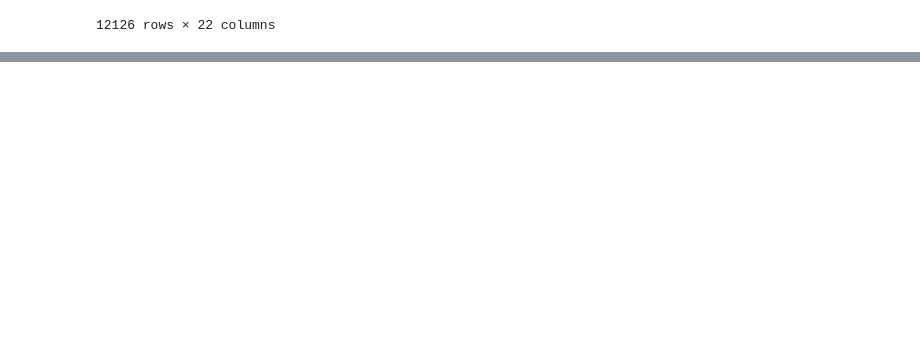
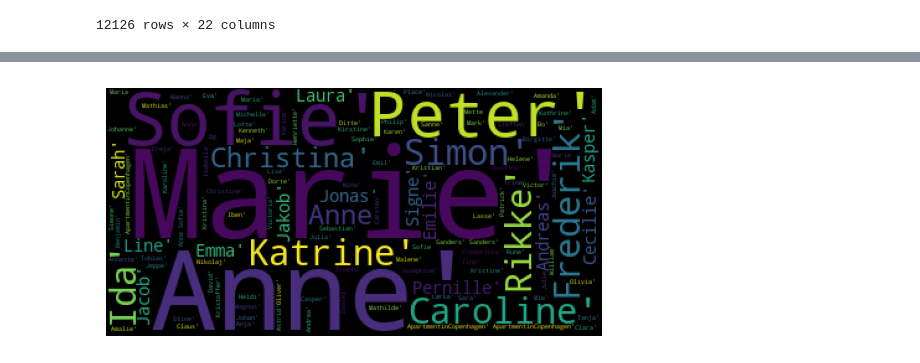
Before and after one commit to gruiagruia/Assignment1-MAL, a Jupyter notebook: MAL-Assignement 1.ipynb, the cells around one changed output, grey strips where cells are left out. Drawn from its saved outputs; the diff is of its cells as text; code cells hidden in the pictures; blank space fills up the shorter version.

```diff
--- a/MAL-Assignement 1.ipynb
+++ b/MAL-Assignement 1.ipynb
@@ -427,0 +177,80 @@ plt.show()
+# %%
+danish_names = ['PigenavneAnne',
+ 'Mette',
+ 'Kirsten',
+ 'Hanne',
+ 'Anna',
+ 'Helle',
+ 'Susanne',
+ 'Maria',
+ 'Lene',
+ 'Marianne',
+ 'Camilla',
+ 'Lone',
+ 'Louise',
+ 'Pia',
+ 'Charlotte',
+ 'Tina',
+ 'Gitte',
+ 'Jette',
+ 'Bente',
+ 'Julie',
+ 'DrengenavnePeter',
+ 'Michael',
+ 'Lars',
+ 'Jens',
+ 'Thomas',
+ 'Henrik',
+ 'Søren',
+ 'Christian',
+ 'Martin',
+ 'Jan',
+ 'Morten',
+ 'Jesper',
+ 'Anders',
+ 'Niels',
+ 'Mads',
+ 'Rasmus',
+ 'Per',
+ 'Mikkel',
+ 'Hans',
+ 'Kim',
+ 'EfternavneNielsen',
+ 'Jensen',
+ 'Hansen',
+ 'Andersen',
+ 'Pedersen',
+ 'Christensen',
+ 'Larsen',
+ 'Sørensen',
+ 'Rasmussen',
+ 'Jørgensen',
+ 'Petersen',
+ 'Madsen',
+ 'Kristensen',
+ 'Olsen',
+ 'Thomsen',
+ 'Christiansen',
+ 'Poulsen',
+ 'Johansen',
+ 'Møller',
+ 'Mortensen']
+
+def remove_non_danish_names(text,names_for_reference):
+    for name in names_for_reference:
+        if text == name:
+            text = text.replace(name,'')
+            text = text.replace("'",'')
+    return text.strip()
+
+host_names = listings['host_name']
+host_names_to_use = host_names.apply(lambda x: remove_non_danish_names(x,danish_names))
+host_names_to_use = list(filter(lambda value: value != '', host_names_to_use.to_list()))
+
+host_names_wordcloud = WordCloud().generate(str(host_names_to_use))
+
+plt.imshow(host_names_wordcloud)
+plt.axis("off")
+plt.show()
+# %% [output]
+[figure, added]
```
Also changed, not shown: parts of 54 cells of this notebook.
